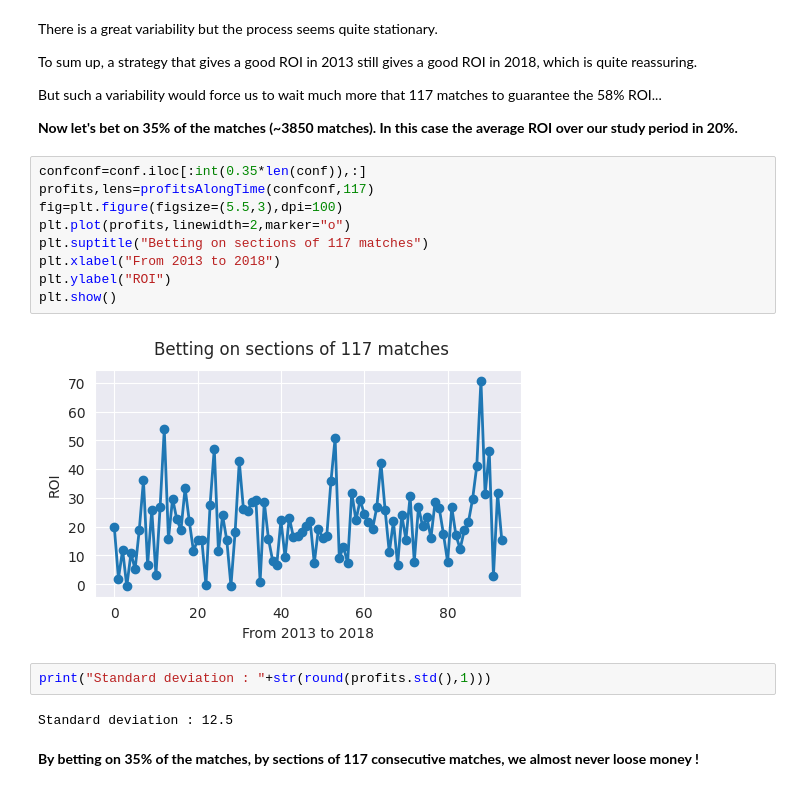
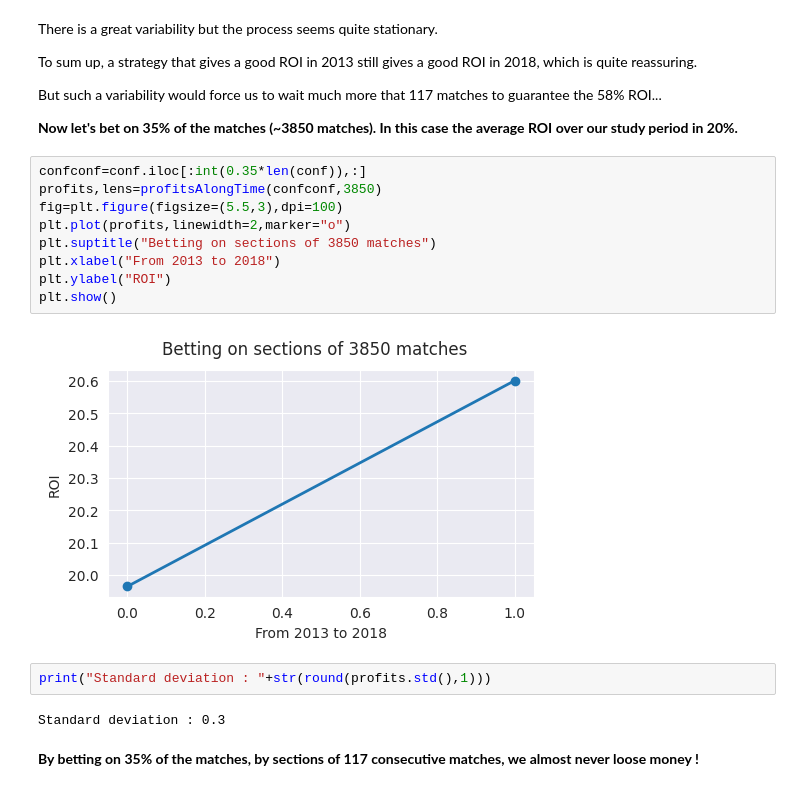
Before and after one commit to jzj5528/DS340W, a Jupyter notebook: beat_the_bookmakers_with_machine_learning_tennisNewData.ipynb, the cells around one changed output. Drawn from its saved outputs; the diff is of its cells as text.

```diff
--- a/beat_the_bookmakers_with_machine_learning_tennisNewData.ipynb
+++ b/beat_the_bookmakers_with_machine_learning_tennisNewData.ipynb
@@ -431,19 +431,19 @@ But such a variability would force us to wait much more that 117 matches to guar
 **Now let's bet on 35% of the matches (~3850 matches). In this case the average ROI over our study period in 20%.**
 # %%
 confconf=conf.iloc[:int(0.35*len(conf)),:]
-profits,lens=profitsAlongTime(confconf,117)
+profits,lens=profitsAlongTime(confconf,3850)
 fig=plt.figure(figsize=(5.5,3),dpi=100)
 plt.plot(profits,linewidth=2,marker="o")
-plt.suptitle("Betting on sections of 117 matches")
+plt.suptitle("Betting on sections of 3850 matches")
 plt.xlabel("From 2013 to 2018")
 plt.ylabel("ROI")
 plt.show()
 # %% [output]
-[figure, old version]
+[figure, new version]
 # %%
 print("Standard deviation : "+str(round(profits.std(),1)))
 # %% [output]
-Standard deviation : 12.5
+Standard deviation : 0.3
 # %% [markdown]
 **By betting on 35% of the matches, by sections of 117 consecutive matches, we almost never loose money !**
 # %% [markdown]
```
Also changed, not shown: parts of 3 cells of this notebook.
